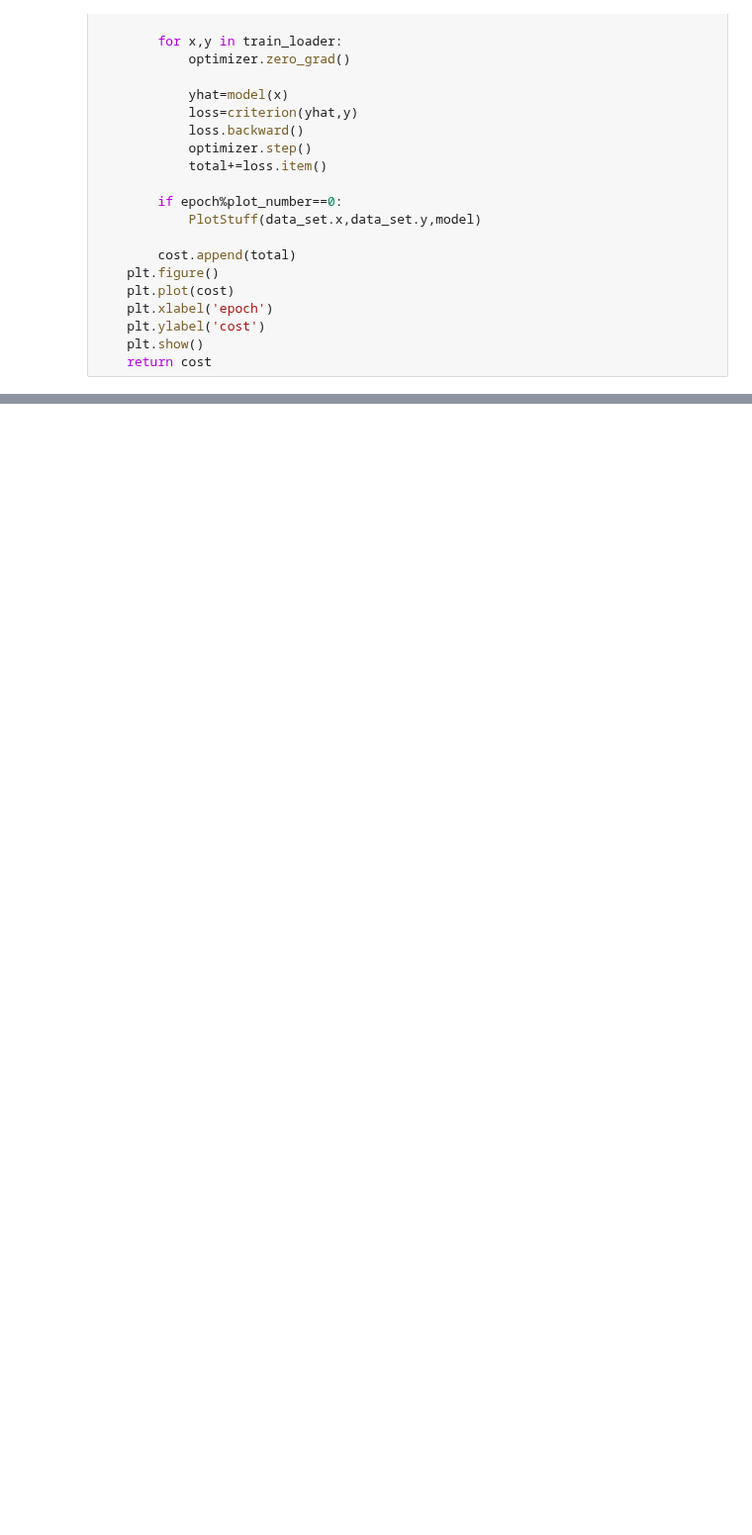
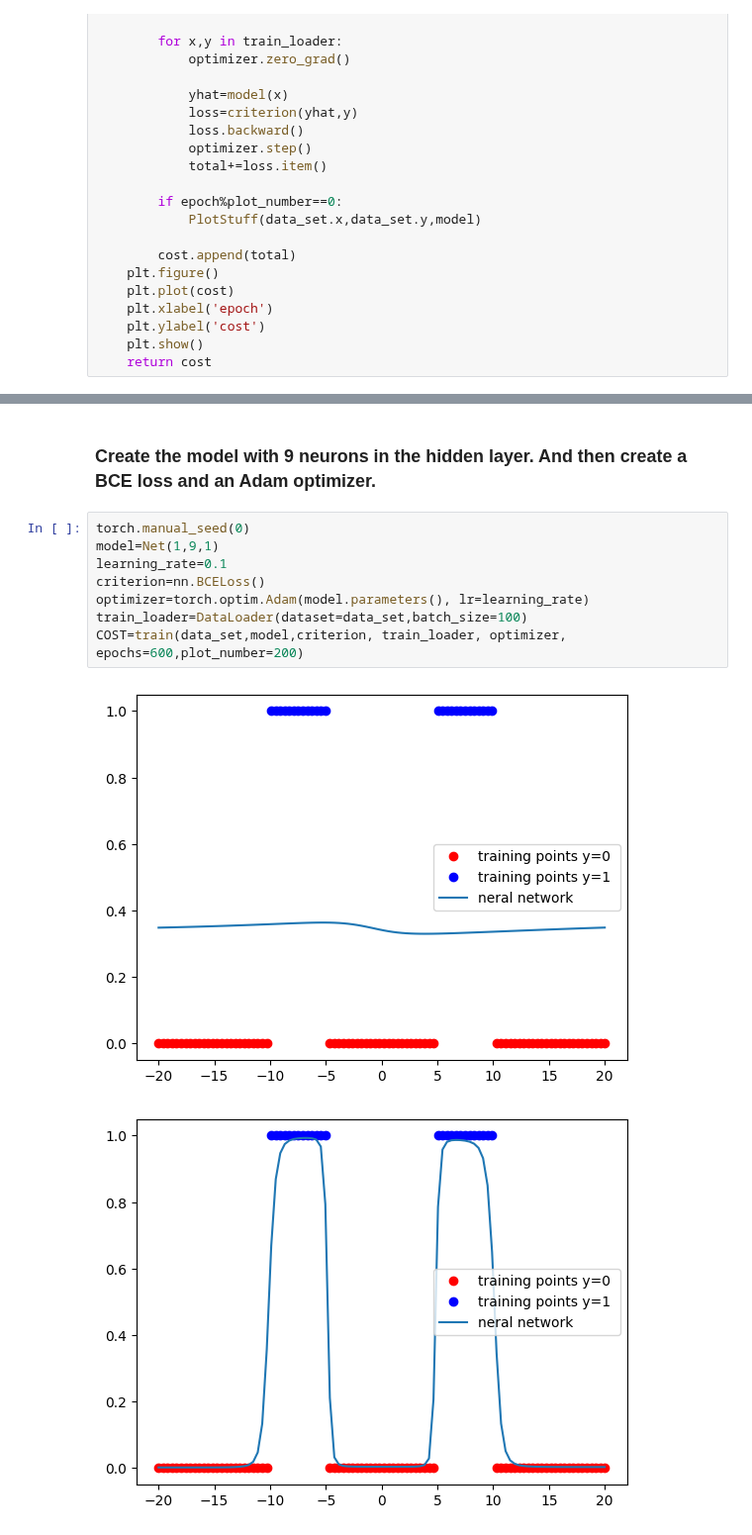
Before and after one commit to AjBorbzz/DataScience_AI_ML, a Jupyter notebook: PyTorch/IBM_Pytorch/DeepLearning_with_Pytorch/adding_more_NN.ipynb, the cells around one changed output, grey strips where cells are left out. Shown at 99% size. Drawn from its saved outputs; the diff is of its cells as text; blank space fills up the shorter version.

```diff
--- a/PyTorch/IBM_Pytorch/DeepLearning_with_Pytorch/adding_more_NN.ipynb
+++ b/PyTorch/IBM_Pytorch/DeepLearning_with_Pytorch/adding_more_NN.ipynb
@@ -99,0 +98,13 @@ AttributeError: 'Data' object has no attribute 'state'
+# %% [markdown]
+### Create the model with 9 neurons in the hidden layer. And then create a BCE loss and an Adam optimizer.
+# %%
+torch.manual_seed(0)
+model=Net(1,9,1)
+learning_rate=0.1
+criterion=nn.BCELoss()
+optimizer=torch.optim.Adam(model.parameters(), lr=learning_rate)
+train_loader=DataLoader(dataset=data_set,batch_size=100)
+COST=train(data_set,model,criterion, train_loader, optimizer, epochs=600,plot_number=200)
+# %% [output]
+[figure, added]
+[figure, added]
```
Also changed, not shown: parts of 4 cells of this notebook.
